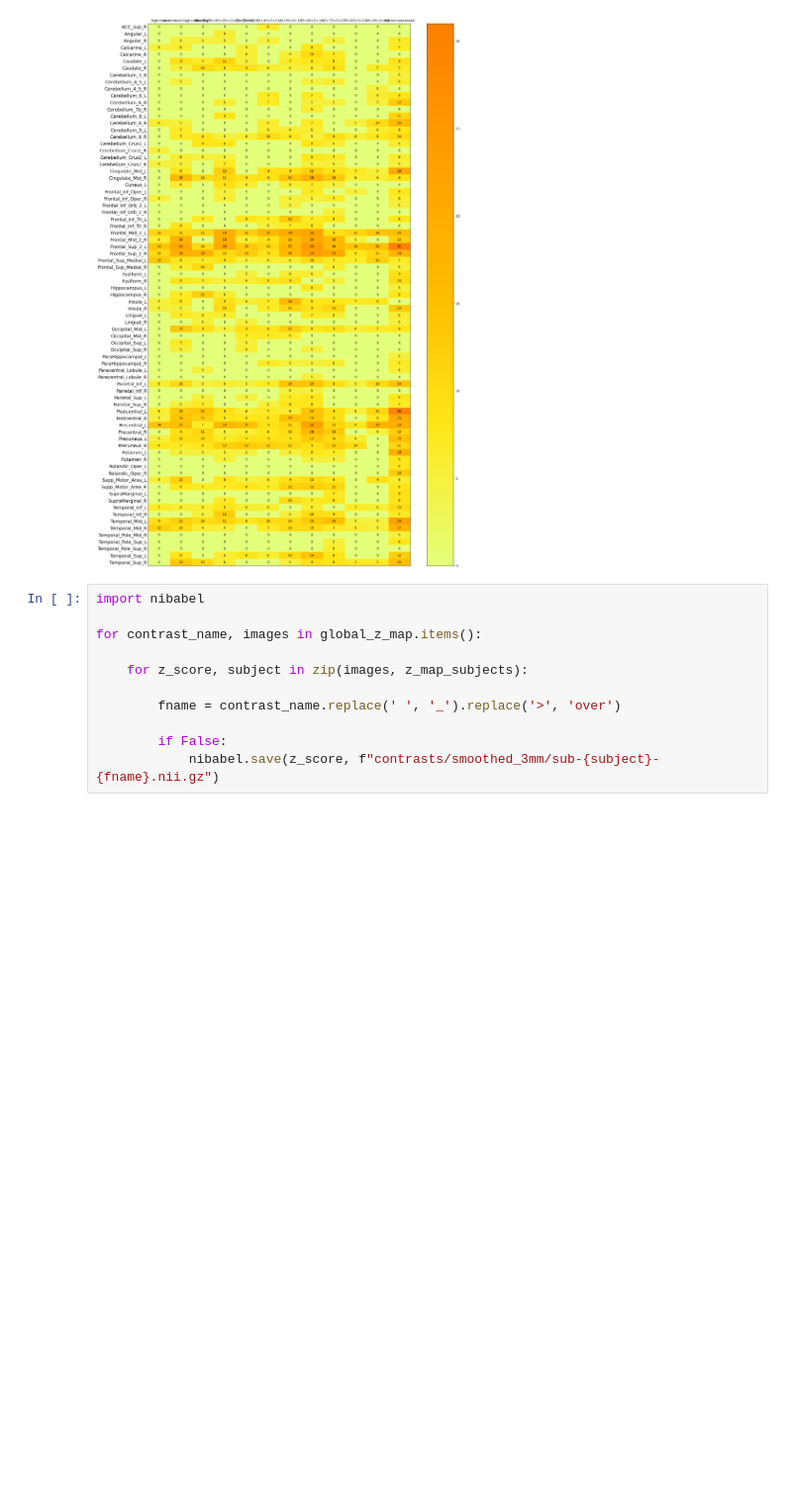
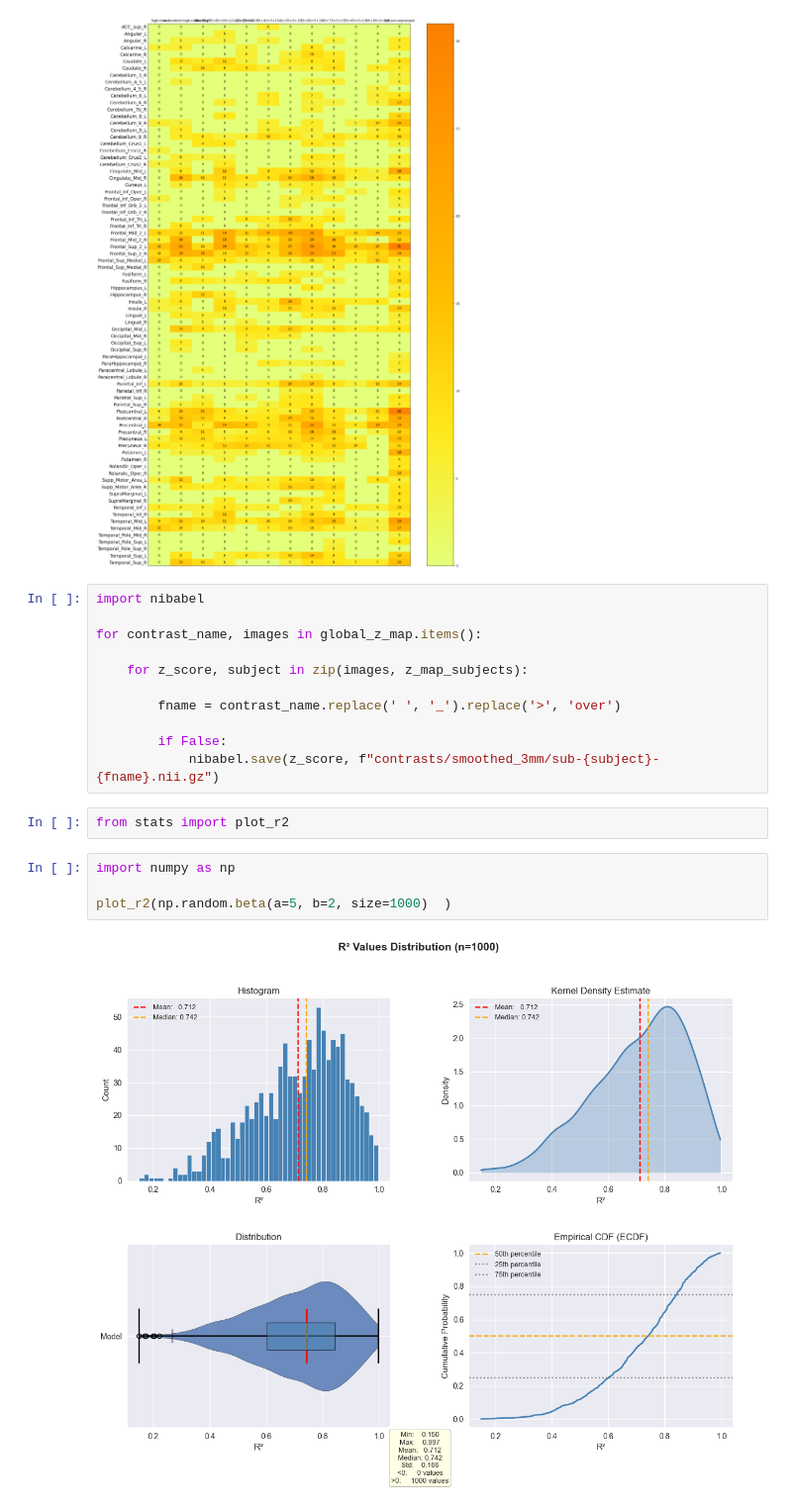
Before and after one commit to mducat/scz_familiarity_fMRI_ML, a Jupyter notebook: mri_control.ipynb, the cells around one changed output. Shown at 99% size. Drawn from its saved outputs; the diff is of its cells as text; blank space fills up the shorter version.

```diff
--- a/mri_control.ipynb
+++ b/mri_control.ipynb
@@ -545,3 +545,11 @@ for contrast_name, images in global_z_map.items():
 
         if False:
             nibabel.save(z_score, f"contrasts/smoothed_3mm/sub-{subject}-{fname}.nii.gz")
+# %%
+from stats import plot_r2
+# %%
+import numpy as np
+
+plot_r2(np.random.beta(a=5, b=2, size=1000)  )
+# %% [output]
+[figure, added]
```
Also changed, not shown: parts of 1 cell of this notebook, 37 other files.
